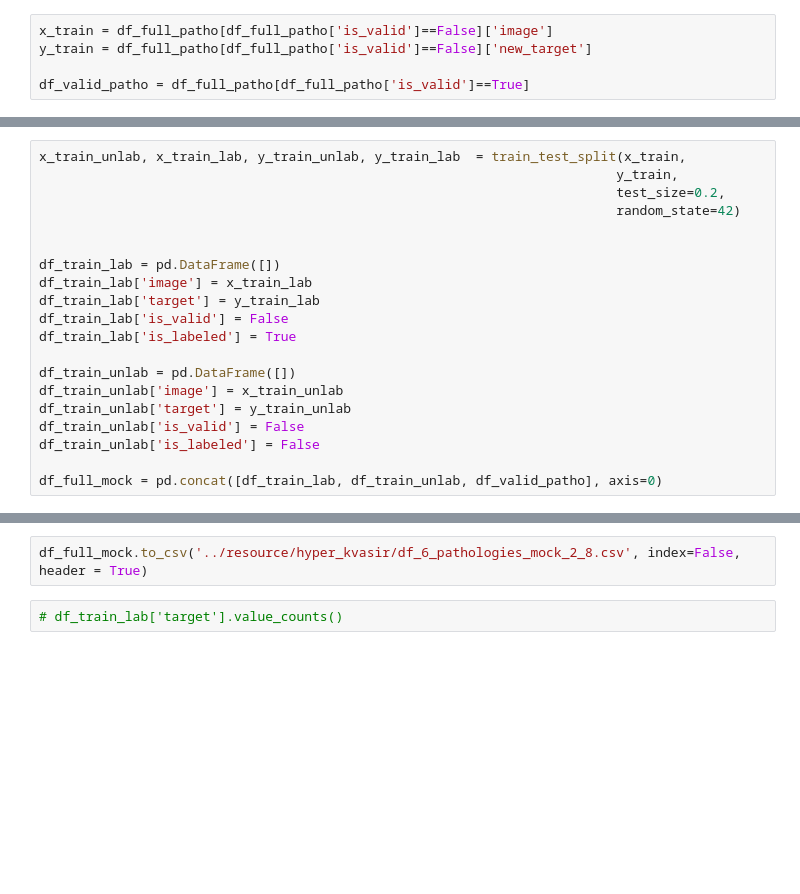
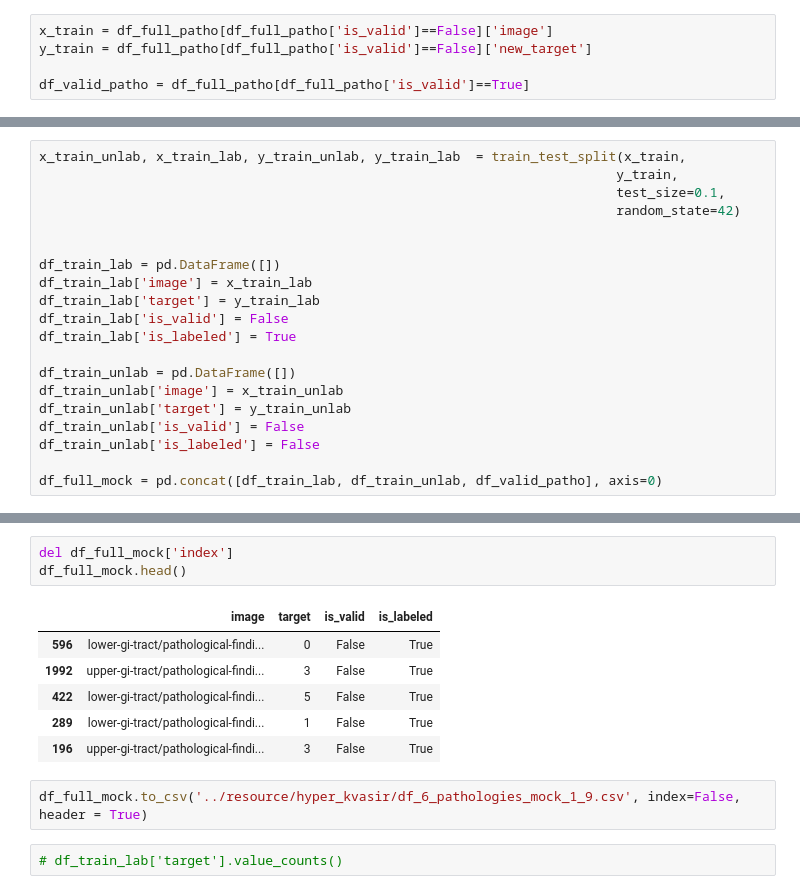
Before and after one commit to taindp98/Endoscopy-Image-Classification, a Jupyter notebook: code/EDA_hyper.ipynb, the cells around one changed output, grey strips where cells are left out. Cells and saved outputs as stored; diff of their text form; blank space fills up the shorter version.

```diff
--- a/code/EDA_hyper.ipynb
+++ b/code/EDA_hyper.ipynb
@@ -366,7 +382,7 @@ See the caveats in the documentation: https://pandas.pydata.org/pandas-docs/stab
 # %%
 x_train_unlab, x_train_lab, y_train_unlab, y_train_lab  = train_test_split(x_train,
                                                                           y_train,
-                                                                          test_size=0.2,
+                                                                          test_size=0.1,
                                                                           random_state=42)
 
 
@@ -397,6 +415,16 @@ df_[df_['is_valid']==False]['target'].value_counts()
 Name: target, dtype: int64
+# %%
+del df_full_mock['index']
+df_full_mock.head()
+# %% [output]
+|  | image | target | is_valid | is_labeled |
+| 596 | lower-gi-tract/pathological-findi... | 0 | False | True |
+| 1992 | upper-gi-tract/pathological-findi... | 3 | False | True |
+| 422 | lower-gi-tract/pathological-findi... | 5 | False | True |
+| 289 | lower-gi-tract/pathological-findi... | 1 | False | True |
+| 196 | upper-gi-tract/pathological-findi... | 3 | False | True |
 # %%
-df_full_mock.to_csv('../resource/hyper_kvasir/df_6_pathologies_mock_2_8.csv', index=False, header = True)
+df_full_mock.to_csv('../resource/hyper_kvasir/df_6_pathologies_mock_1_9.csv', index=False, header = True)
 # %%
 # df_train_lab['target'].value_counts()
 # %%
```
Also changed, not shown: parts of 6 cells of this notebook, 2 other files.
